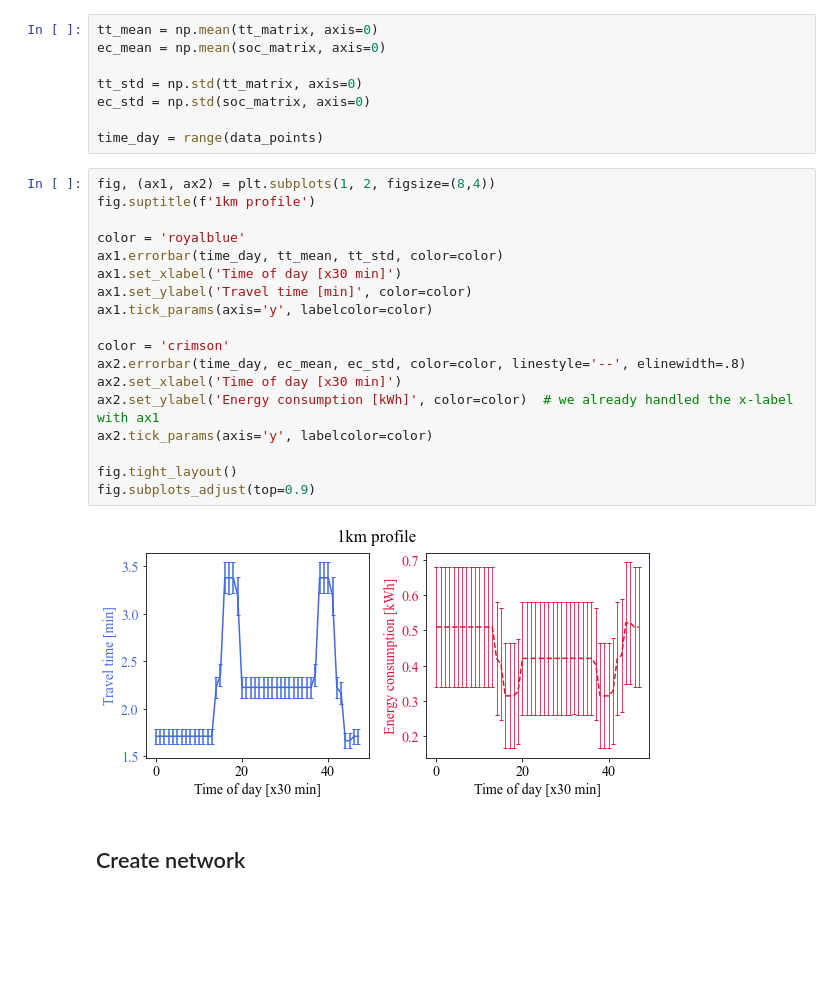
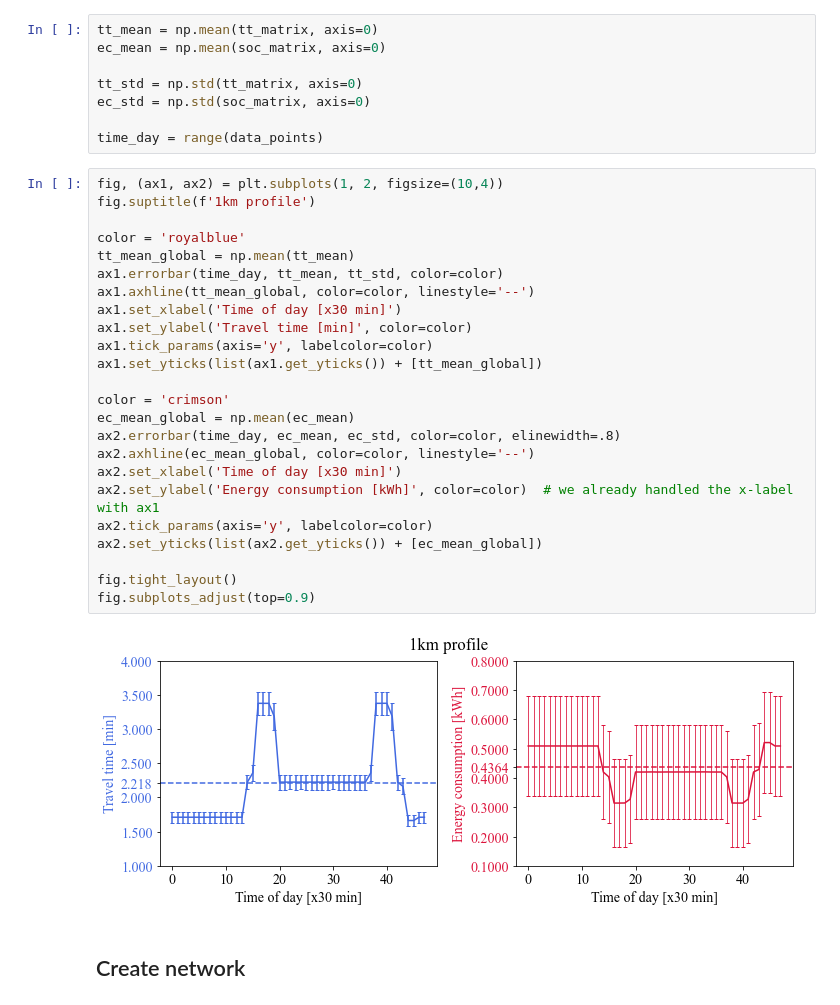
Before and after one commit to jpfutalef/DynamicStochasticElectricVRP, a Jupyter notebook: notebooks/instanceCreatorUtility.ipynb, the cells around one changed output. Cells and saved outputs as stored; diff of their text form; blank space fills up the shorter version.

```diff
--- a/notebooks/instanceCreatorUtility.ipynb
+++ b/notebooks/instanceCreatorUtility.ipynb
@@ -64,25 +64,31 @@ ec_std = np.std(soc_matrix, axis=0)
 
 time_day = range(data_points)
 # %%
-fig, (ax1, ax2) = plt.subplots(1, 2, figsize=(8,4))
+fig, (ax1, ax2) = plt.subplots(1, 2, figsize=(10,4))
 fig.suptitle(f'1km profile')
 
 color = 'royalblue'
+tt_mean_global = np.mean(tt_mean)
 ax1.errorbar(time_day, tt_mean, tt_std, color=color)
+ax1.axhline(tt_mean_global, color=color, linestyle='--')
 ax1.set_xlabel('Time of day [x30 min]')
 ax1.set_ylabel('Travel time [min]', color=color)
 ax1.tick_params(axis='y', labelcolor=color)
+ax1.set_yticks(list(ax1.get_yticks()) + [tt_mean_global])
 
 color = 'crimson'
-ax2.errorbar(time_day, ec_mean, ec_std, color=color, linestyle='--', elinewidth=.8)
+ec_mean_global = np.mean(ec_mean)
+ax2.errorbar(time_day, ec_mean, ec_std, color=color, elinewidth=.8)
+ax2.axhline(ec_mean_global, color=color, linestyle='--')
 ax2.set_xlabel('Time of day [x30 min]')
 ax2.set_ylabel('Energy consumption [kWh]', color=color)  # we already handled the x-label with ax1
 ax2.tick_params(axis='y', labelcolor=color)
+ax2.set_yticks(list(ax2.get_yticks()) + [ec_mean_global])
 
 fig.tight_layout()
 fig.subplots_adjust(top=0.9)
 # %% [output]
-[figure, old version]
+[figure, new version]
 # %% [markdown]
 ## Create network
 # %% [markdown]
```
Also changed, not shown: 7 other files.
